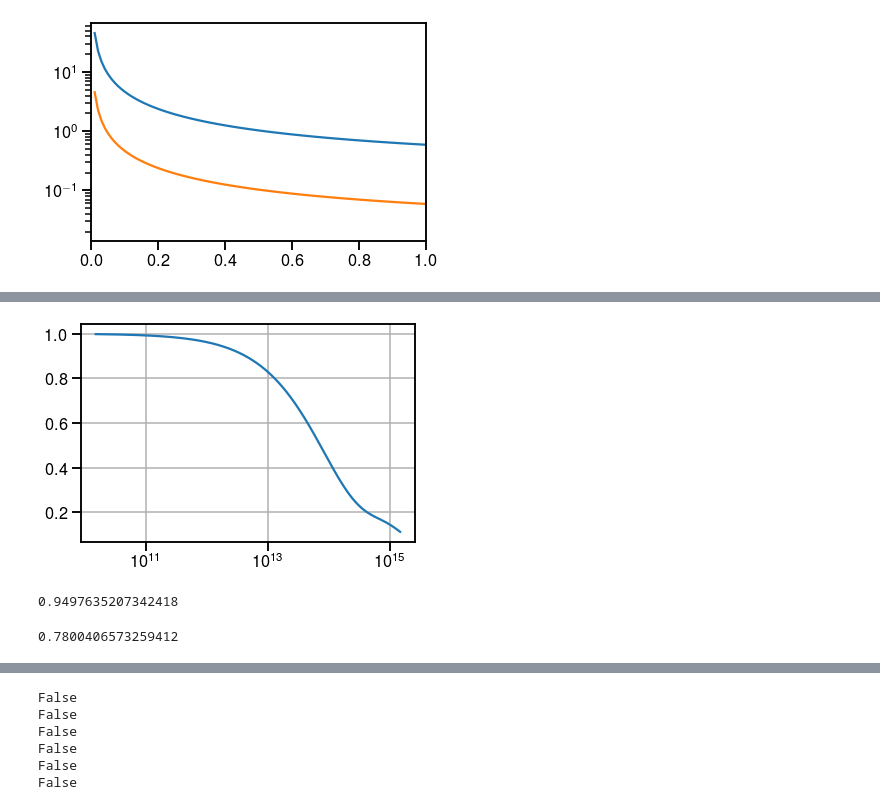
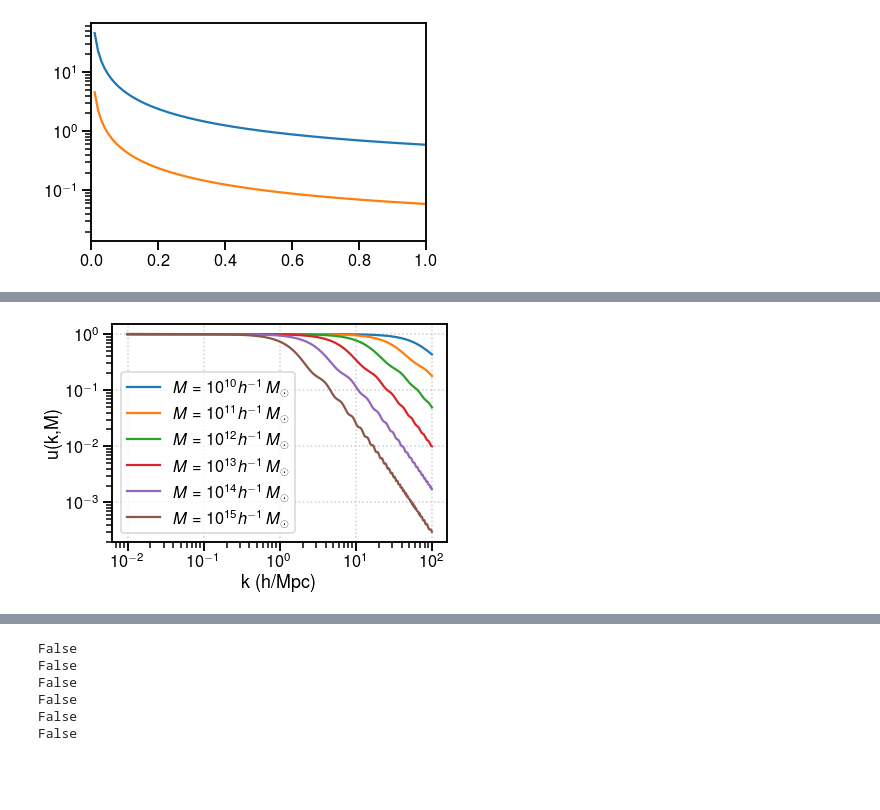
Before and after one commit to dongwooc/lim-lensing-predictions, a Jupyter notebook: code.ipynb, the cells around one changed output, grey strips where cells are left out. Drawn from its saved outputs; the diff is of its cells as text; code cells hidden in the pictures; blank space fills up the shorter version.

```diff
--- a/code.ipynb
+++ b/code.ipynb
@@ -954,13 +940,8 @@ Text(0, 0.5, 'u(k,M)')
-# %%
-pl.semilogx(h.m/littleh,halomod.profiles.NFW(halomod.concentration.Duffy08(),z=0.2).u(3/littleh,h.m))
-pl.grid(True)
-# %% [output]
-[figure, removed]
-# %%
-halomod.profiles.NFW(halomod.concentration.Duffy08(),z=0.2).u(3/littleh,1e12)
-# %% [output]
-0.9497635207342418
-# %%
-halomod.profiles.NFW(halomod.concentration.Duffy08(),z=0.2).u(3/littleh,1e13)
-# %% [output]
-0.7800406573259412
+# %%
+[pl.loglog(kbins,halomod.profiles.NFW(halomod.concentration.Duffy08(),z=0.2).u(kbins,1e10*10**i)) for i in range(6)]
+pl.legend([r'$M=10^{{{}}}h^{{-1}}\,M_\odot$'.format(10+i) for i in range(6)])
+pl.xlabel('k (h/Mpc)')
+pl.ylabel('u(k,M)')
+pl.grid(True,ls=':',alpha=0.63)
+# %% [output]
+[figure, added]
```
Also changed, not shown: parts of 121 cells of this notebook, 6 other files.
